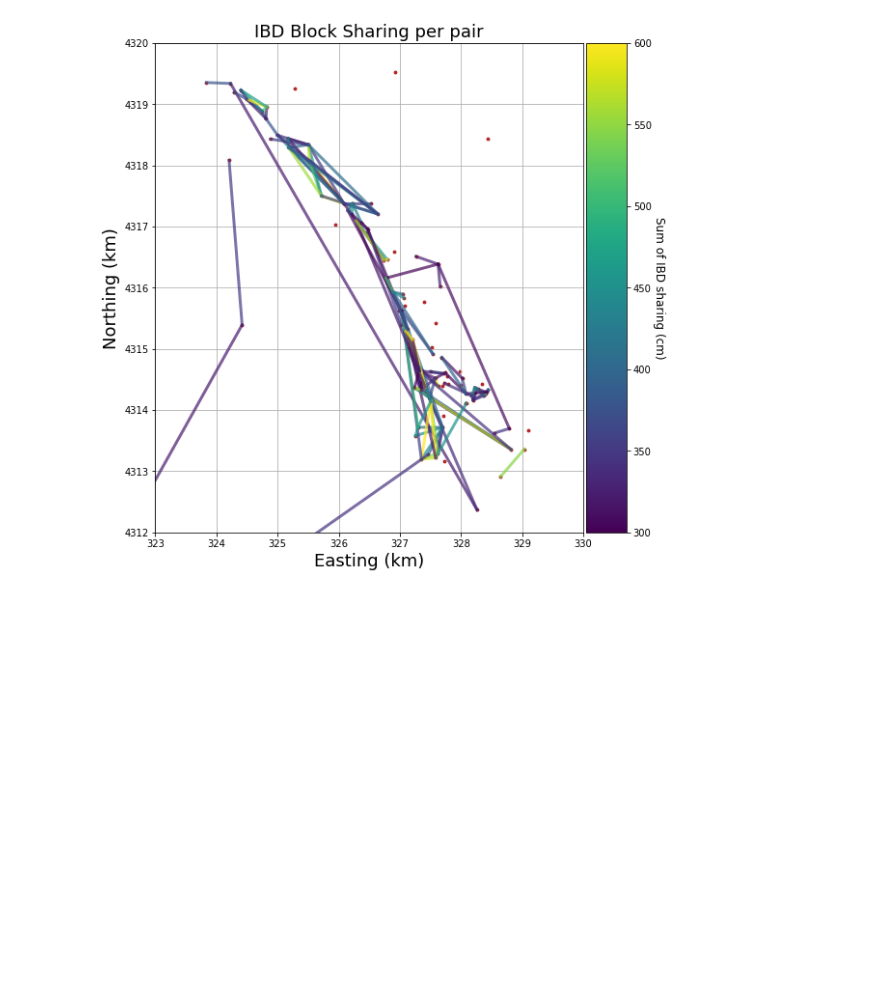
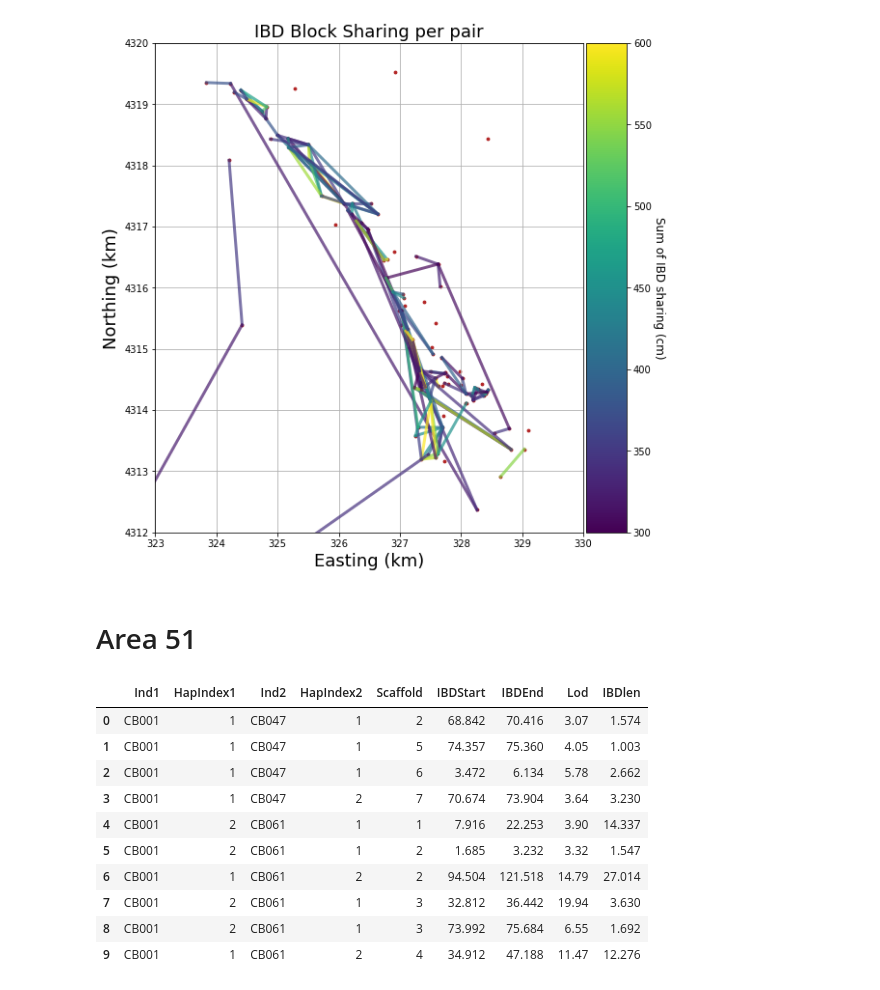
Before and after one commit to hringbauer/Boechera_Analysis, a Jupyter notebook: Notebooks/geo_decay_ibd.ipynb, the cells around one changed output. Saved outputs shown, nothing was run; the diff lists cells and outputs as text; code cells hidden in the pictures; blank space fills up the shorter version.

```diff
--- a/Notebooks/geo_decay_ibd.ipynb
+++ b/Notebooks/geo_decay_ibd.ipynb
@@ -629,3 +632,23 @@ plt.savefig("ibd_map_km.pdf", bbox_inches = 'tight', pad_inches = 0)
 plt.show()
 # %% [output]
 [figure]
+# %% [markdown]
+# Area 51
+# %%
+# Save pre-processed Coordinates to .csv files
+coords =  pd.read_csv("Intermediate/coords.csv")
+ibd_data = pd.read_csv("Intermediate/ibd_blocks.csv")
+# %%
+ibd_data.head(10)
+# %% [output]
+|  | Ind1 | HapIndex1 | Ind2 | HapIndex2 | Scaffold | IBDStart | IBDEnd | Lod | IBDlen |
+| 0 | CB001 | 1 | CB047 | 1 | 2 | 68.842 | 70.416 | 3.07 | 1.574 |
+| 1 | CB001 | 1 | CB047 | 1 | 5 | 74.357 | 75.360 | 4.05 | 1.003 |
+| 2 | CB001 | 1 | CB047 | 1 | 6 | 3.472 | 6.134 | 5.78 | 2.662 |
+| 3 | CB001 | 1 | CB047 | 2 | 7 | 70.674 | 73.904 | 3.64 | 3.230 |
+| 4 | CB001 | 2 | CB061 | 1 | 1 | 7.916 | 22.253 | 3.90 | 14.337 |
+| 5 | CB001 | 2 | CB061 | 1 | 2 | 1.685 | 3.232 | 3.32 | 1.547 |
+| 6 | CB001 | 1 | CB061 | 2 | 2 | 94.504 | 121.518 | 14.79 | 27.014 |
+| 7 | CB001 | 2 | CB061 | 1 | 3 | 32.812 | 36.442 | 19.94 | 3.630 |
+| 8 | CB001 | 2 | CB061 | 1 | 3 | 73.992 | 75.684 | 6.55 | 1.692 |
+| 9 | CB001 | 1 | CB061 | 2 | 4 | 34.912 | 47.188 | 11.47 | 12.276 |
```
Also changed, not shown: parts of 11 cells of this notebook, 4 other files.
